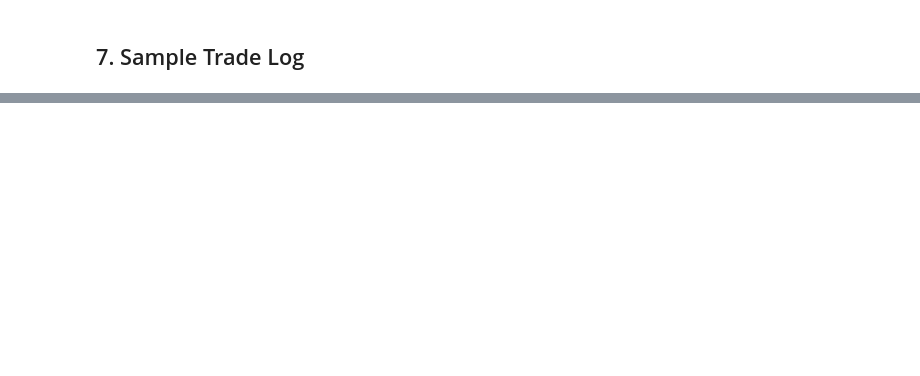
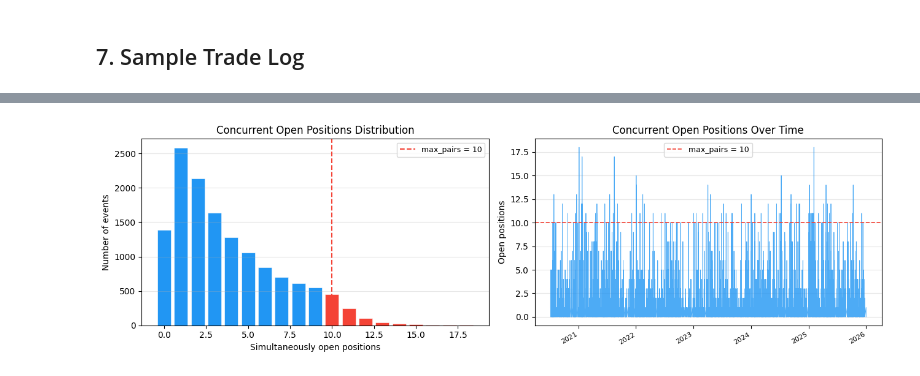
Before and after one commit to erevtsov/stat-arb, a Jupyter notebook: notebooks/strategy.ipynb, the cells around one changed output, grey strips where cells are left out. Saved outputs shown, nothing was run; the diff lists cells and outputs as text; code cells hidden in the pictures; blank space fills up the shorter version.

```diff
--- a/notebooks/strategy.ipynb
+++ b/notebooks/strategy.ipynb
@@ -418,0 +462,64 @@ First 20 trades (sorted by entry time):
+# %%
+if len(trades_df) > 0:
+    max_pairs = BACKTEST_PARAMS["max_pairs"]
+
+    # Build a change-stream: +1 at entry, -1 at exit.
+    # Sorting and cumsum gives concurrent open count at every event.
+    entries = trades_df.select(pl.col("entry_time").alias("ts"), pl.lit(1).alias("delta"))
+    exits   = trades_df.select(pl.col("exit_time").alias("ts"),  pl.lit(-1).alias("delta"))
+    events  = pl.concat([entries, exits]).sort("ts")
+    events  = events.with_columns(pl.col("delta").cum_sum().alias("open_count"))
+
+    concurrent = events["open_count"].to_numpy()
+    peak       = int(concurrent.max())
+    at_cap     = int((concurrent >= max_pairs).sum())
+    total_events = len(events)
+
+    print(f"max_pairs limit : {max_pairs}")
+    print(f"Peak concurrent : {peak}  {'← LIMIT HIT' if peak >= max_pairs else '← below limit'}")
+    print(f"Events at cap   : {at_cap:,} / {total_events:,} ({at_cap/total_events:.1%} of entry/exit events)")
+    print()
+
+    # Distribution of concurrent open count
+    from collections import Counter
+    dist = Counter(concurrent.tolist())
+    print("Concurrent open positions distribution (at event timestamps):")
+    print(f"  {'Count':>6}  {'Events':>7}  {'%':>6}")
+    for k in sorted(dist):
+        marker = " ← CAP" if k >= max_pairs else ""
+        print(f"  {k:>6}  {dist[k]:>7,}  {dist[k]/total_events:>6.1%}{marker}")
+
+    # ── Plot ──────────────────────────────────────────────────────────────
+    fig, axes = plt.subplots(1, 2, figsize=(13, 4))
+
+    # Left: histogram of concurrent count
+    ax = axes[0]
+    vals = sorted(dist.keys())
+    counts = [dist[v] for v in vals]
+    bar_colors = ["#F44336" if v >= max_pairs else "#2196F3" for v in vals]
+    ax.bar(vals, counts, color=bar_colors, edgecolor="white", linewidth=0.4)
+    ax.axvline(max_pairs, color="#F44336", linewidth=1.5, linestyle="--",
+               label=f"max_pairs = {max_pairs}")
+    ax.set_xlabel("Simultaneously open positions")
+    ax.set_ylabel("Number of events")
+    ax.set_title("Concurrent Open Positions Distribution")
+    ax.legend(fontsize=9)
+    ax.grid(axis="y", alpha=0.3)
+
+    # Right: time-series of concurrent count (sampled at each event)
+    ax = axes[1]
+    ts_list = events["ts"].to_list()
+    ax.plot(ts_list, concurrent, color="#2196F3", linewidth=0.6, alpha=0.8)
+    ax.axhline(max_pairs, color="#F44336", linewidth=1.2, linestyle="--",
+               label=f"max_pairs = {max_pairs}")
+    ax.set_ylabel("Open positions")
+    ax.set_title("Concurrent Open Positions Over Time")
+    ax.legend(fontsize=9)
+    ax.grid(axis="y", alpha=0.3)
+    plt.setp(ax.get_xticklabels(), rotation=30, ha="right", fontsize=8)
+
+    plt.tight_layout()
+    plt.show()
+else:
+    print("No trades to analyse.")
+# %% [output]
@@ -418,0 +543 @@ First 20 trades (sorted by entry time):
+[figure, added]
```
Also changed, not shown: parts of 18 cells of this notebook, 19 other files.
